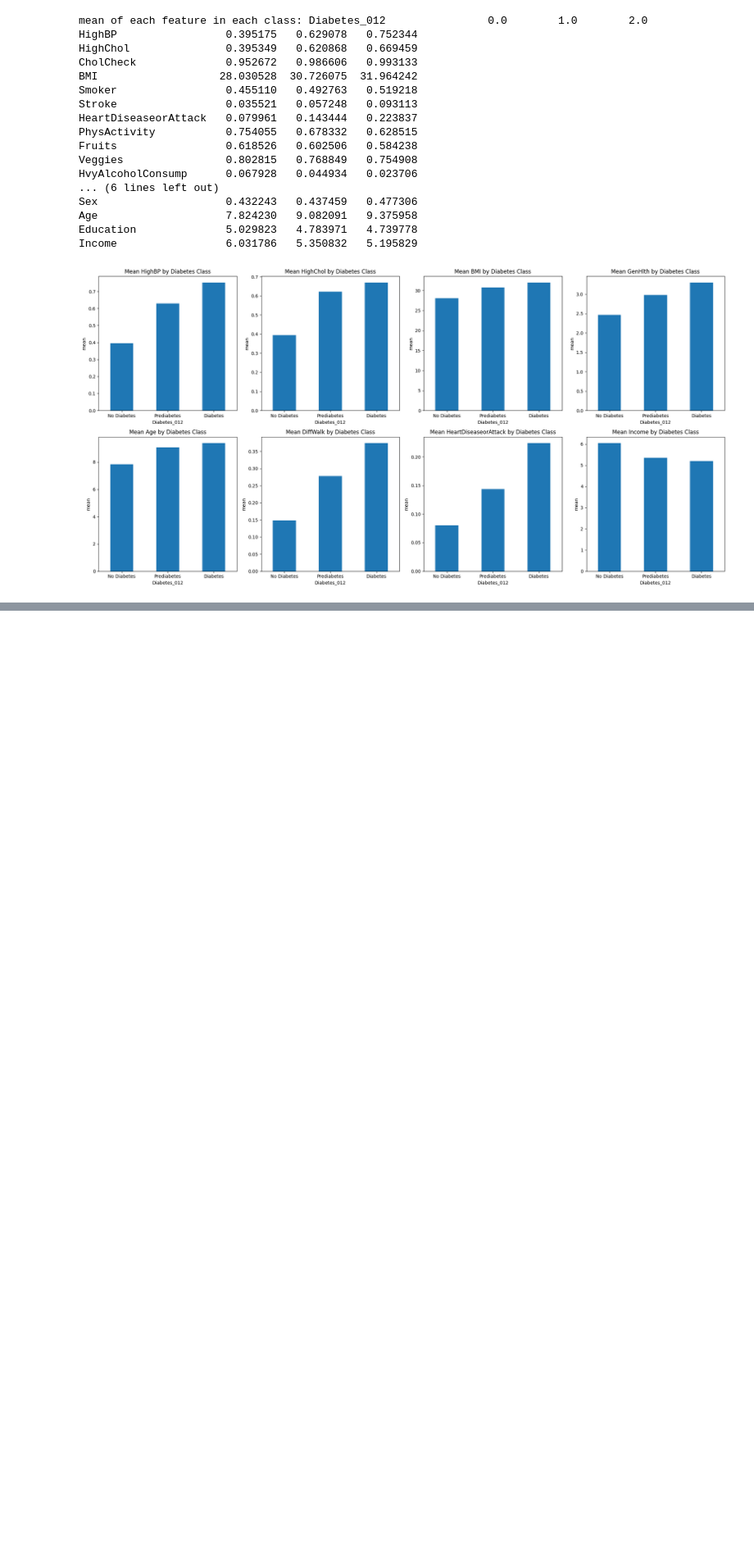
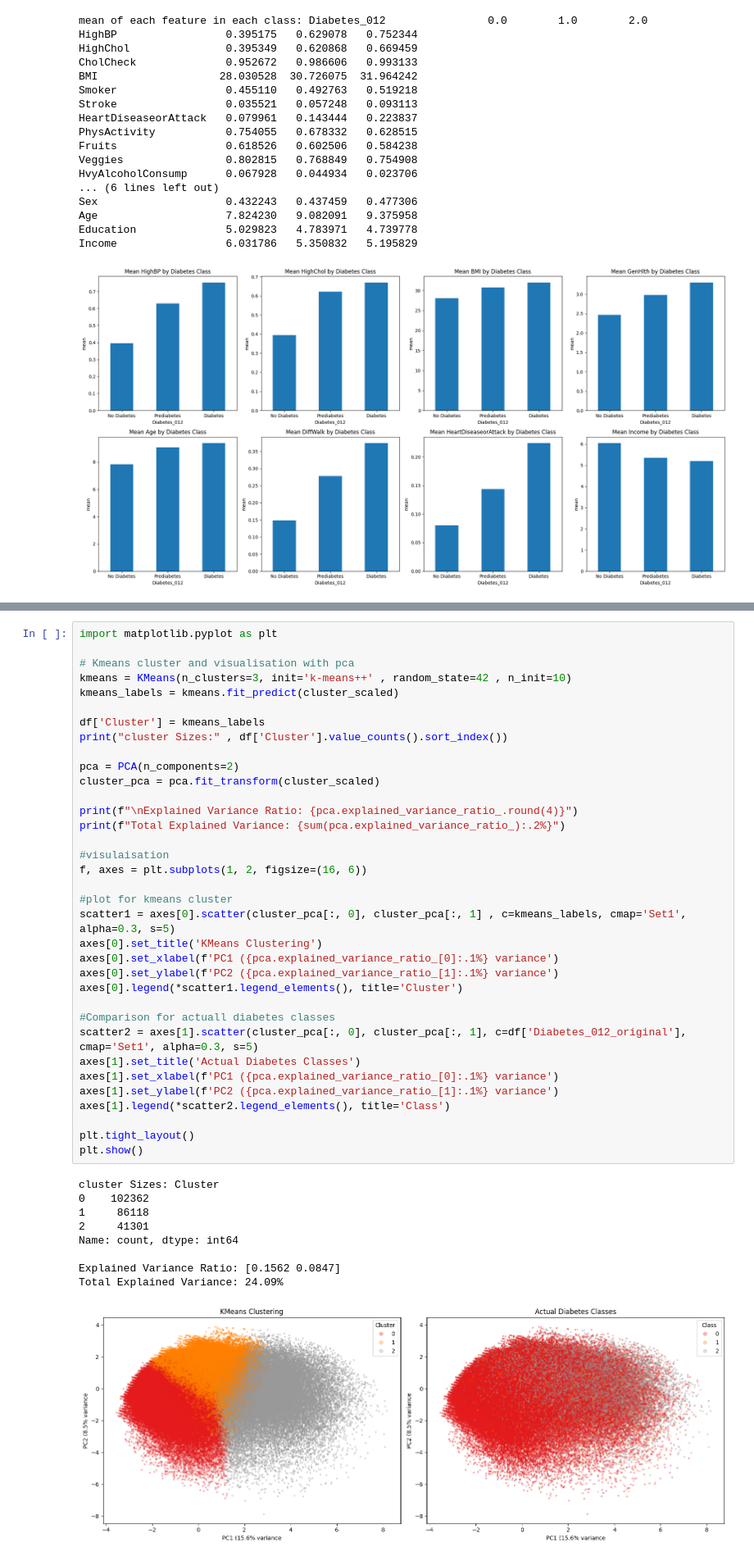
Before and after one commit to jk74u/FAIDM-Diabetes-Project, a Jupyter notebook: Mainlogic.ipynb, the cells around one changed output, grey strips where cells are left out. Shown at 82% size. Cells and saved outputs as stored; diff of their text form; blank space fills up the shorter version.

```diff
--- a/Mainlogic.ipynb
+++ b/Mainlogic.ipynb
@@ -384,0 +543,45 @@ Income                 6.031786   5.350832   5.195829
+# %%
+import matplotlib.pyplot as plt
+
+# Kmeans cluster and visualisation with pca
+kmeans = KMeans(n_clusters=3, init='k-means++' , random_state=42 , n_init=10)
+kmeans_labels = kmeans.fit_predict(cluster_scaled)
+
+df['Cluster'] = kmeans_labels
+print("cluster Sizes:" , df['Cluster'].value_counts().sort_index())
+
+pca = PCA(n_components=2)
+cluster_pca = pca.fit_transform(cluster_scaled)
+
+print(f"\nExplained Variance Ratio: {pca.explained_variance_ratio_.round(4)}")
+print(f"Total Explained Variance: {sum(pca.explained_variance_ratio_):.2%}")
+
+#visulaisation
+f, axes = plt.subplots(1, 2, figsize=(16, 6))
+
+#plot for kmeans cluster
+scatter1 = axes[0].scatter(cluster_pca[:, 0], cluster_pca[:, 1] , c=kmeans_labels, cmap='Set1', alpha=0.3, s=5)
+axes[0].set_title('KMeans Clustering')
+axes[0].set_xlabel(f'PC1 ({pca.explained_variance_ratio_[0]:.1%} variance')
+axes[0].set_ylabel(f'PC2 ({pca.explained_variance_ratio_[1]:.1%} variance')
+axes[0].legend(*scatter1.legend_elements(), title='Cluster')
+
+#Comparison for actuall diabetes classes
+scatter2 = axes[1].scatter(cluster_pca[:, 0], cluster_pca[:, 1], c=df['Diabetes_012_original'], cmap='Set1', alpha=0.3, s=5)
+axes[1].set_title('Actual Diabetes Classes')
+axes[1].set_xlabel(f'PC1 ({pca.explained_variance_ratio_[0]:.1%} variance')
+axes[1].set_ylabel(f'PC2 ({pca.explained_variance_ratio_[1]:.1%} variance')
+axes[1].legend(*scatter2.legend_elements(), title='Class')
+
+plt.tight_layout()
+plt.show()
+# %% [output]
+cluster Sizes: Cluster
+0    102362
+1     86118
+2     41301
+Name: count, dtype: int64
+
+Explained Variance Ratio: [0.1562 0.0847]
+Total Explained Variance: 24.09%
+[figure, added]
```
Also changed, not shown: parts of 17 cells of this notebook.
